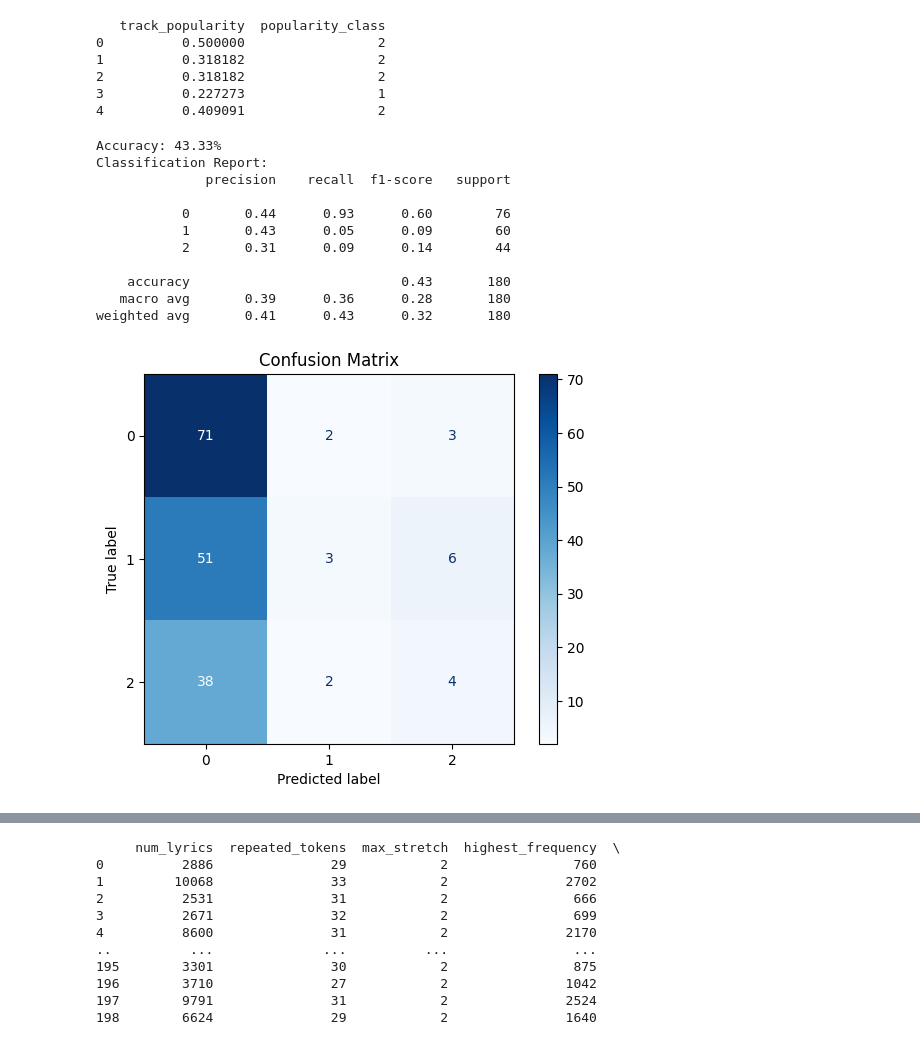
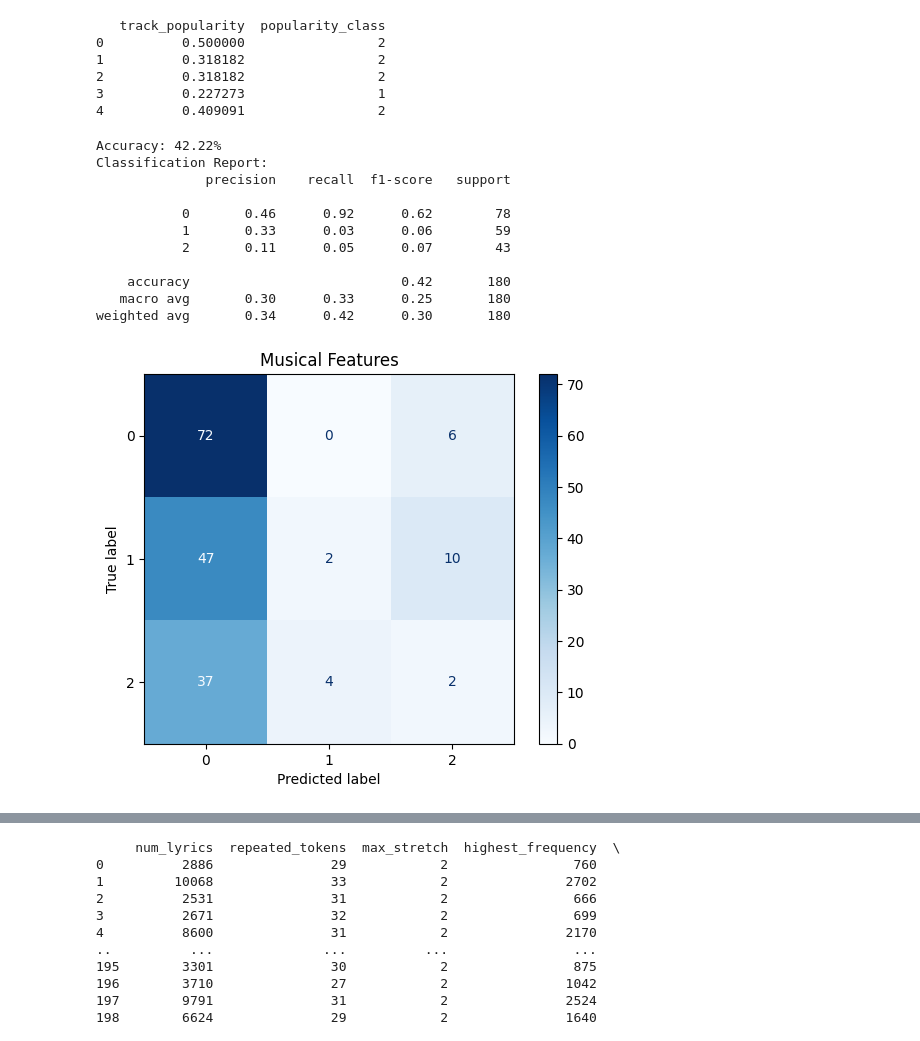
Before and after one commit to coleZeh/Owen-Cole_COSC410-FinalProject, a Jupyter notebook: finalProject.ipynb, the cells around one changed output, grey strips where cells are left out. Cells and saved outputs as stored; diff of their text form; code cells hidden in the pictures.

```diff
--- a/finalProject.ipynb
+++ b/finalProject.ipynb
@@ -62,51 +62,51 @@ print(df[['track_popularity', 'popularity_class']].head())
 3          0.227273                 1
 4          0.409091                 2
 # %%
-X = df[['danceability','energy','key', 'loudness', 'tempo', 'speechiness', 'acousticness','liveness','valence',]]
+X = df[['danceability','energy','key', 'loudness', 'tempo', 'speechiness', 'acousticness','liveness','valence']]
 y = df['popularity_class']
 
 
-X_train, X_test, y_train, y_test = train_test_split(X, y, test_size=0.2, random_state=42)
+X_train, X_test, y_train, y_test = train_test_split(X, y, test_size=0.2, random_state=1)
 
 
 
 model = LogisticRegression(max_iter=10000, multi_class='ovr', solver='liblinear')
 
 
 model.fit(X_train, y_train)
 
 y_pred = model.predict(X_test)
 
 
 accuracy = accuracy_score(y_test, y_pred)
 print(f"Accuracy: {accuracy * 100:.2f}%")
 
 
 print("Classification Report:")
 print(classification_report(y_test, y_pred))
 
 
 from sklearn.metrics import confusion_matrix, ConfusionMatrixDisplay
 import matplotlib.pyplot as plt
 
 cm = confusion_matrix(y_test, y_pred)
 disp = ConfusionMatrixDisplay(confusion_matrix=cm)
 disp.plot(cmap='Blues')
-plt.title("Confusion Matrix")
+plt.title("Musical Features")
 plt.show()
 # %% [output]
-Accuracy: 43.33%
+Accuracy: 42.22%
 Classification Report:
               precision    recall  f1-score   support
 
-           0       0.44      0.93      0.60        76
-           1       0.43      0.05      0.09        60
-           2       0.31      0.09      0.14        44
+           0       0.46      0.92      0.62        78
+           1       0.33      0.03      0.06        59
+           2       0.11      0.05      0.07        43
 
-    accuracy                           0.43       180
-   macro avg       0.39      0.36      0.28       180
-weighted avg       0.41      0.43      0.32       180
+    accuracy                           0.42       180
+   macro avg       0.30      0.33      0.25       180
+weighted avg       0.34      0.42      0.30       180
-[figure, old version]
+[figure, new version]
 # %%
 from sklearn.linear_model import LinearRegression
 from sklearn.metrics import mean_squared_error, r2_score
```
Also changed, not shown: parts of 6 cells of this notebook.
